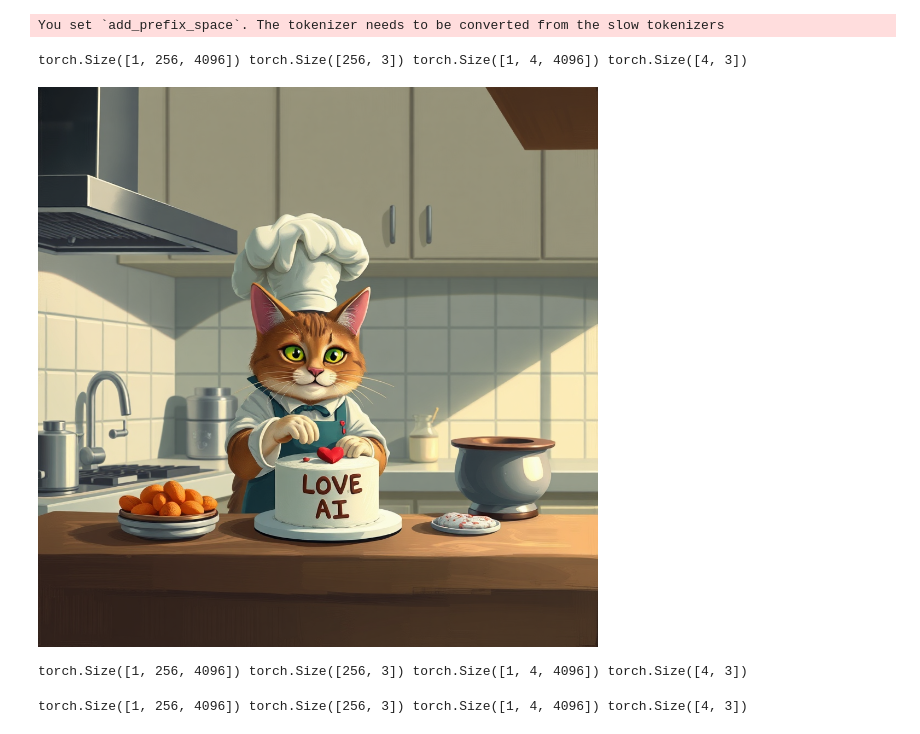
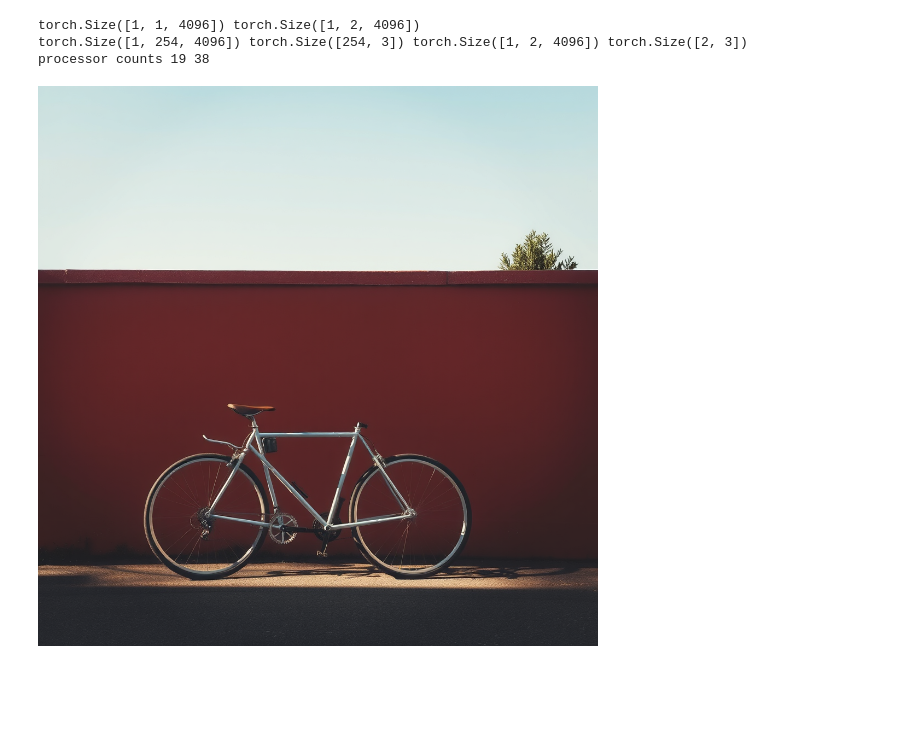
Before and after one commit to weathon/VSF, a Jupyter notebook: demo.ipynb, the cells around one changed output. Cells and saved outputs as stored; diff of their text form; code cells hidden in the pictures; blank space fills up the shorter version.

```diff
--- a/demo.ipynb
+++ b/demo.ipynb
@@ -47,60 +1,26 @@ image_nag = pipe_nag(
-# %%
-import matplotlib.pyplot as plt
-plt.rcParams['figure.figsize'] = (10, 5)
-plt.subplot(1, 2, 1)
-plt.imshow(image_ours)
-plt.title("VSF")
-plt.axis("off")
-plt.subplot(1, 2, 2)
-plt.imshow(image_nag)
-plt.title("NAG")
-plt.axis("off")
 # %%
 import torch
 from src.flux_pipeline import VSFFluxPipeline
 import numpy as np
 import imageio
 
-pipe = VSFFluxPipeline.from_pretrained("black-forest-labs/FLUX.1-schnell", torch_dtype=torch.bfloat16).to("cuda:2")
+pipe = VSFFluxPipeline.from_pretrained("black-forest-labs/FLUX.1-Schnell", torch_dtype=torch.bfloat16).to("cuda:2")
-# %% [output]
-You set `add_prefix_space`. The tokenizer needs to be converted from the slow tokenizers
 # %%
-prompt = "a chef cat making a cake in the kitchen, the kitchen is modern and well-lit, the text on cake is saying 'I LOVE AI, the whole image is in oil paint style'"
+prompt = "a bike on leaning against a wall, sunny day"
 image = pipe(
     prompt,
-    negative_prompt="icing",
+    negative_prompt="wheels",
     guidance_scale=0.0,
-    num_inference_steps=3,
+    num_inference_steps=4,
     max_sequence_length=256,
-    scale=4,
-    generator=torch.Generator("cpu").manual_seed(0)
+    scale=2.0,
+    offset=0.0,
+    generator=torch.Generator("cpu").manual_seed(23),
+    prompt_cfg=5,
 ).images[0]
 image
 # %% [output]
-torch.Size([1, 256, 4096]) torch.Size([256, 3]) torch.Size([1, 4, 4096]) torch.Size([4, 3])
+torch.Size([1, 1, 4096]) torch.Size([1, 2, 4096])
+torch.Size([1, 254, 4096]) torch.Size([254, 3]) torch.Size([1, 2, 4096]) torch.Size([2, 3])
+processor counts 19 38
-[figure, old version]
+[figure, new version]
-# %%
-prompt = "a chef cat making a cake in the kitchen, the kitchen is modern and well-lit with the cake saying 'rm -rf /'"
-image_normal = pipe(
-    prompt,
-    negative_prompt="chef hat",
-    guidance_scale=0.0,
-    num_inference_steps=8,
-    max_sequence_length=256,
-    scale=0,
-    offset=torch.inf,
-    generator=torch.Generator("cpu").manual_seed(19)
-).images[0]
-
-image_vsf = pipe(
-    prompt,
-    negative_prompt="chef hat",
-    guidance_scale=0.0,
-    num_inference_steps=8,
-    max_sequence_length=256,
-    scale=3.5,
-    generator=torch.Generator("cpu").manual_seed(19)
-).images[0]
-# %% [output]
-torch.Size([1, 256, 4096]) torch.Size([256, 3]) torch.Size([1, 4, 4096]) torch.Size([4, 3])
-torch.Size([1, 256, 4096]) torch.Size([256, 3]) torch.Size([1, 4, 4096]) torch.Size([4, 3])
```
Also changed, not shown: parts of 11 cells of this notebook, 2 other files.
